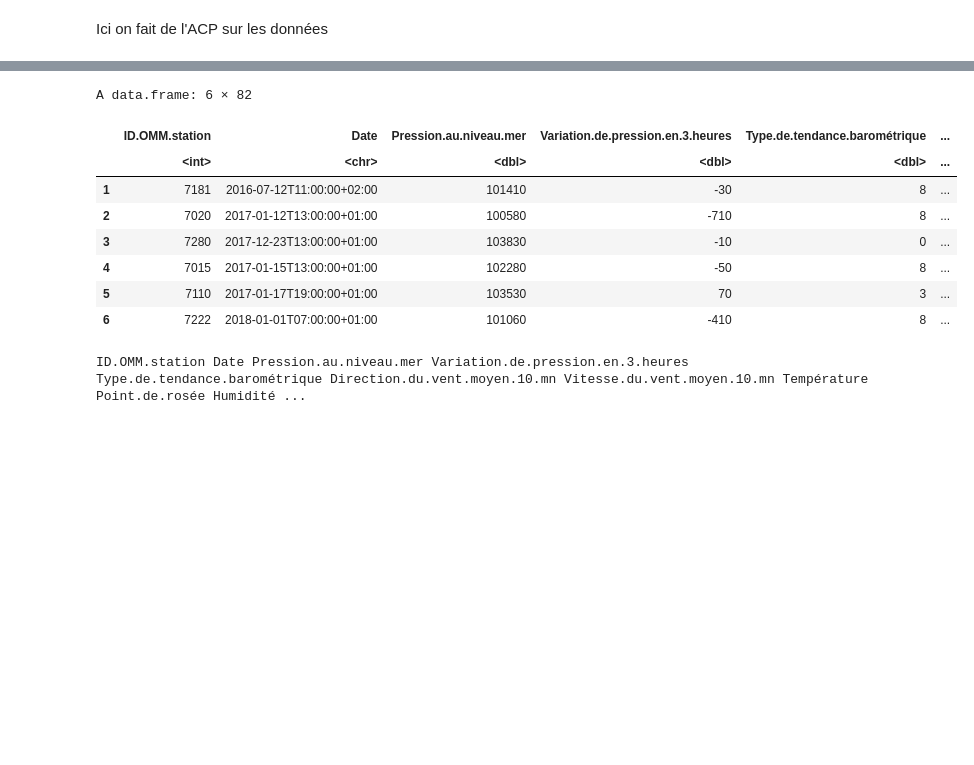
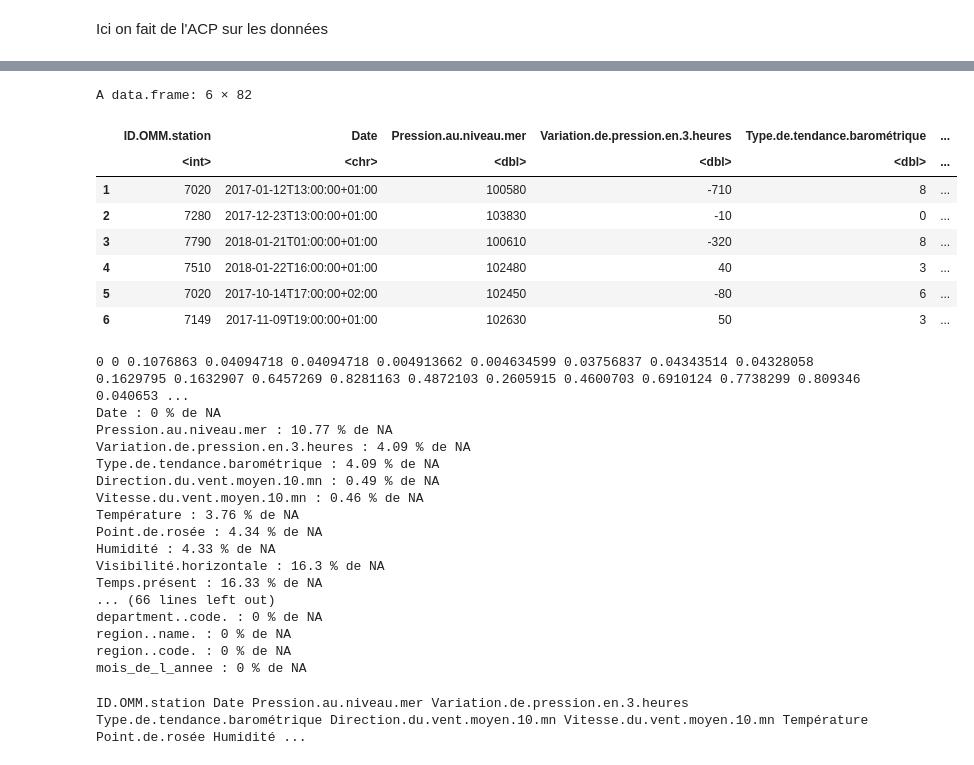
Before and after one commit to thomasdepic/SDD-BE-meteo, a Jupyter notebook: questions/5_ACP.ipynb, the cells around one changed output, grey strips where cells are left out. Cells and saved outputs as stored; diff of their text form; code cells hidden in the pictures; blank space fills up the shorter version.

```diff
--- a/questions/5_ACP.ipynb
+++ b/questions/5_ACP.ipynb
@@ -5,4 +5,5 @@ library("dplyr")
 library("FactoMineR")
 # %%
 # CHARGER les données
-data_20_stations <- read.csv("../data/mesures/donnees_extracted_20.csv")
+data_20_stations <- read.csv("../data/mesures/donnees_extracted_metro_20.csv")
+summary(data_20_stations)
@@ -9,15 +28,37 @@ data_20_stations <- read.csv("../data/mesures/donnees_extracted_20.csv")
 # %%
 head(data_20_stations)
+na_proportions <- colMeans(is.na(data_20_stations))
+cat(na_proportions)
+for (col in names(na_proportions)) {
+  cat(col, ":", round(na_proportions[col] * 100, 2), "% de NA\n")
+}
 # %% [output]
 A data.frame: 6 × 82
 |  | ID.OMM.station | Date | Pression.au.niveau.mer | Variation.de.pression.en.3.heures | Type.de.tendance.barométrique | ... |
 |  | <int> | <chr> | <dbl> | <dbl> | <dbl> | ... |
-| 1 | 7181 | 2016-07-12T11:00:00+02:00 | 101410 | -30 | 8 | ... |
-| 2 | 7020 | 2017-01-12T13:00:00+01:00 | 100580 | -710 | 8 | ... |
-| 3 | 7280 | 2017-12-23T13:00:00+01:00 | 103830 | -10 | 0 | ... |
-| 4 | 7015 | 2017-01-15T13:00:00+01:00 | 102280 | -50 | 8 | ... |
-| 5 | 7110 | 2017-01-17T19:00:00+01:00 | 103530 | 70 | 3 | ... |
-| 6 | 7222 | 2018-01-01T07:00:00+01:00 | 101060 | -410 | 8 | ... |
+| 1 | 7020 | 2017-01-12T13:00:00+01:00 | 100580 | -710 | 8 | ... |
+| 2 | 7280 | 2017-12-23T13:00:00+01:00 | 103830 | -10 | 0 | ... |
+| 3 | 7790 | 2018-01-21T01:00:00+01:00 | 100610 | -320 | 8 | ... |
+| 4 | 7510 | 2018-01-22T16:00:00+01:00 | 102480 | 40 | 3 | ... |
+| 5 | 7020 | 2017-10-14T17:00:00+02:00 | 102450 | -80 | 6 | ... |
+| 6 | 7149 | 2017-11-09T19:00:00+01:00 | 102630 | 50 | 3 | ... |
+0 0 0.1076863 0.04094718 0.04094718 0.004913662 0.004634599 0.03756837 0.04343514 0.04328058 0.1629795 0.1632907 0.6457269 0.8281163 0.4872103 0.2605915 0.4600703 0.6910124 0.7738299 0.809346 0.040653 ...
+Date : 0 % de NA
+Pression.au.niveau.mer : 10.77 % de NA
+Variation.de.pression.en.3.heures : 4.09 % de NA
+Type.de.tendance.barométrique : 4.09 % de NA
+Direction.du.vent.moyen.10.mn : 0.49 % de NA
+Vitesse.du.vent.moyen.10.mn : 0.46 % de NA
+Température : 3.76 % de NA
+Point.de.rosée : 4.34 % de NA
+Humidité : 4.33 % de NA
+Visibilité.horizontale : 16.3 % de NA
+Temps.présent : 16.33 % de NA
+... (66 lines left out)
+department..code. : 0 % de NA
+region..name. : 0 % de NA
+region..code. : 0 % de NA
+mois_de_l_annee : 0 % de NA
 # %%
 cat(colnames(data_20_stations))
 # %% [output]
```
Also changed, not shown: parts of 5 cells of this notebook.
